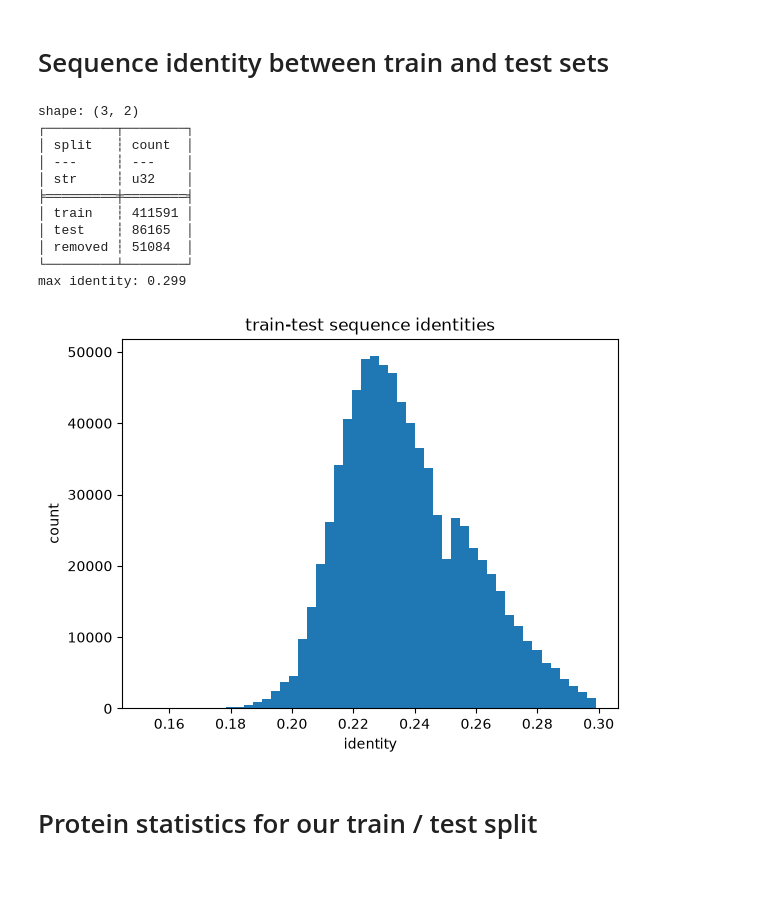
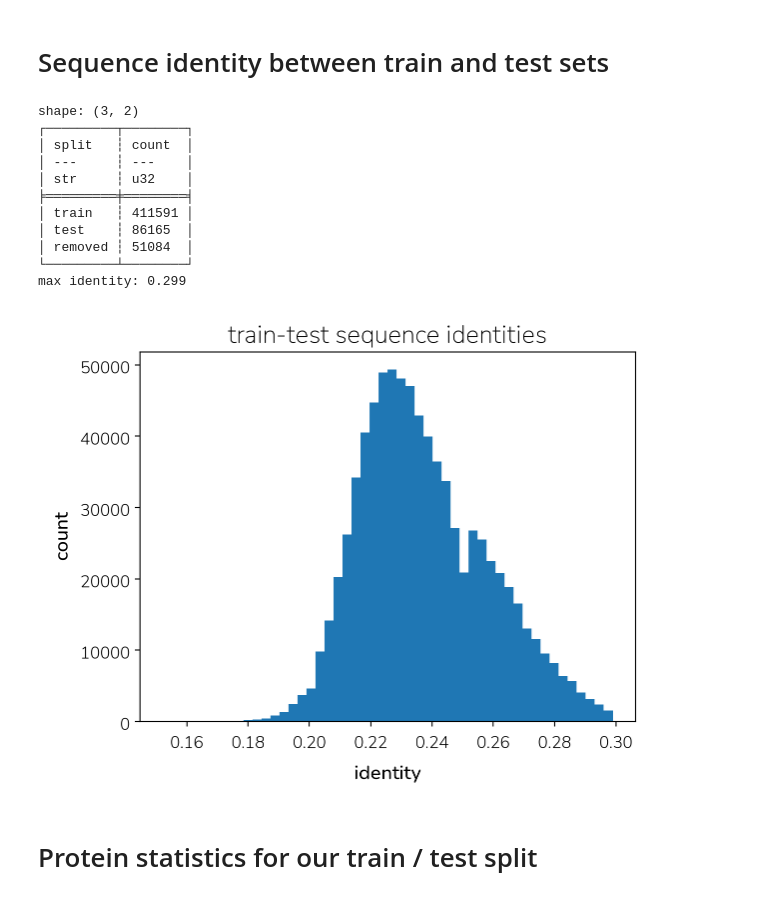
Before and after one commit to marcosbolanos/biomanifolds, a Jupyter notebook: notebooks/01_data_exploration.ipynb, the cells around one changed output. Drawn from its saved outputs; the diff is of its cells as text; code cells hidden in the pictures.

```diff
--- a/notebooks/01_data_exploration.ipynb
+++ b/notebooks/01_data_exploration.ipynb
@@ -14,34 +14,38 @@ if not (splits_dir / "splits.parquet").exists():
 # %%
 import matplotlib.pyplot as plt
 import polars as pl
+
+from biomanifolds import theme
+
+theme.use()  # Nunito fonts and the project defaults
 
 splits = pl.read_parquet(splits_dir / "splits.parquet")
 print(splits["split"].value_counts())
 
 hits = pl.read_csv(splits_dir / "test_vs_train.m8", separator="\t", has_header=False,
                    new_columns=["query", "target", "fident", "qcov", "tcov", "evalue"])
 test = splits.filter(pl.col("split") == "test")["accession"]
 identity = hits.filter(pl.col("query").is_in(test.implode()))["fident"]
 print("max identity:", identity.max())
 
 plt.hist(identity, bins=50)
 plt.title("train-test sequence identities")
 plt.xlabel("identity")
 plt.ylabel("count")
 plt.show()
 # %% [output]
 shape: (3, 2)
 ┌─────────┬────────┐
 │ split   ┆ count  │
 │ ---     ┆ ---    │
 │ str     ┆ u32    │
 ╞═════════╪════════╡
 │ train   ┆ 411591 │
 │ test    ┆ 86165  │
 │ removed ┆ 51084  │
 └─────────┴────────┘
 max identity: 0.299
-[figure, old version]
+[figure, new version]
 # %% [markdown]
 # Protein statistics for our train / test split
 # %%
```
Also changed, not shown: parts of 1 cell of this notebook, 15 other files.
